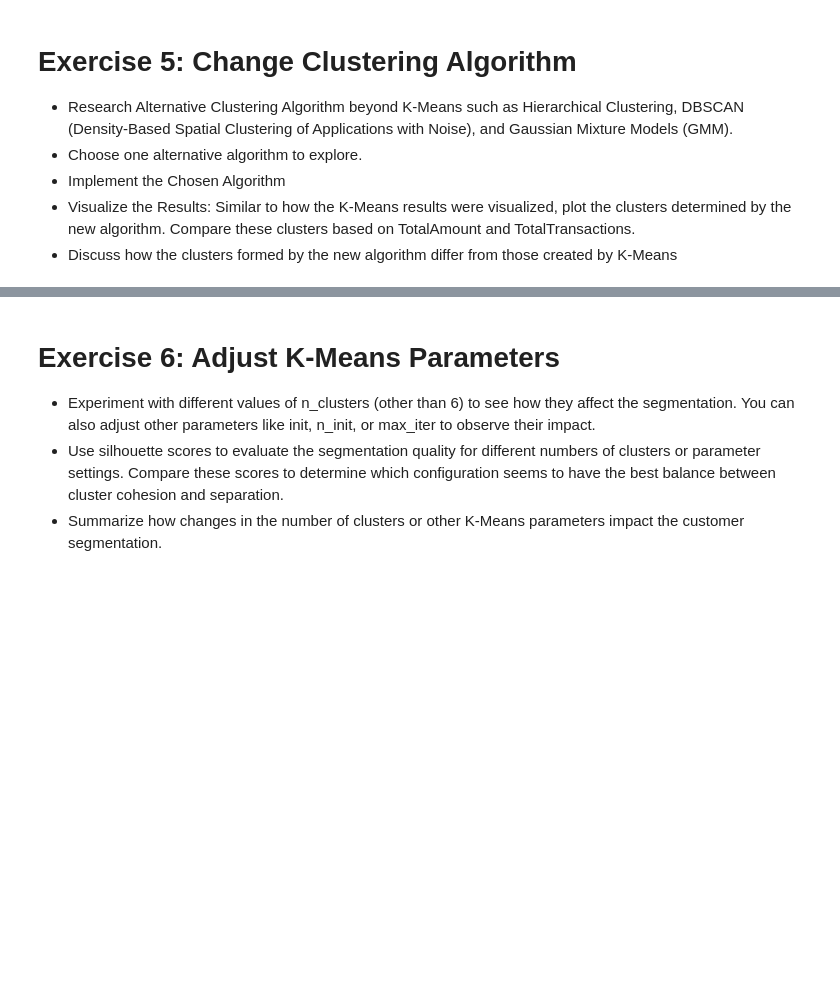
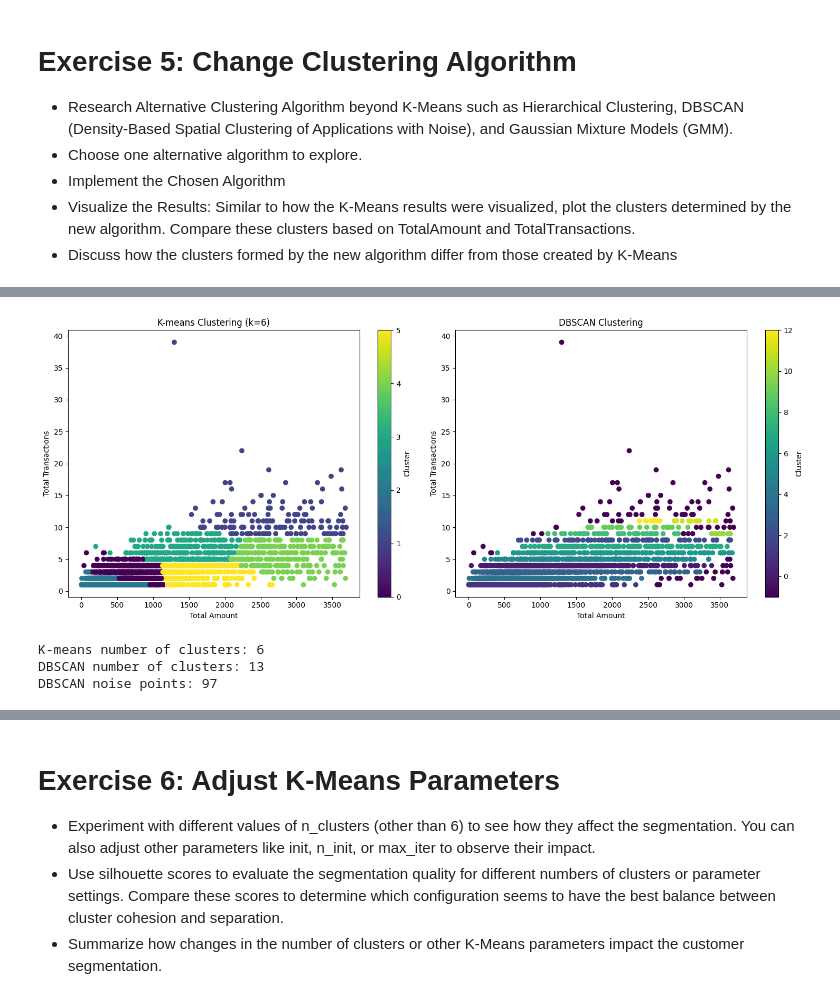
Before and after one commit to krishnaprasadpguptha/ML-full-code-oxford-session, a Jupyter notebook: ML full code oxford session/5. Unsupervised Learning - Clustering.ipynb, the cells around one changed output, grey strips where cells are left out. Drawn from its saved outputs; the diff is of its cells as text; code cells hidden in the pictures; blank space fills up the shorter version.

Commit message:
kmeans notebook update

```diff
--- a/ML full code oxford session/5. Unsupervised Learning - Clustering.ipynb
+++ b/ML full code oxford session/5. Unsupervised Learning - Clustering.ipynb
@@ -178,0 +398,41 @@ plt.show()
+# %%
+# Visualize the Results: Similar to how the K-Means results were visualized, plot the clusters determined by the new algorithm. Compare these clusters based on TotalAmount and TotalTransactions.
+# Create side-by-side comparison of K-means and DBSCAN clustering
+fig, (ax1, ax2) = plt.subplots(1, 2, figsize=(15, 6))
+
+# K-means plot
+scatter1 = ax1.scatter(df_segmentation['TotalAmount'],
+                      df_segmentation['TotalTransactions'],
+                      c=df_segmentation['Cluster'],
+                      cmap='viridis')
+ax1.set_xlabel('Total Amount')
+ax1.set_ylabel('Total Transactions')
+ax1.set_title('K-means Clustering (k=6)')
+plt.colorbar(scatter1, ax=ax1, label='Cluster')
+
+# DBSCAN plot
+scatter2 = ax2.scatter(df_segmentation['TotalAmount'],
+                      df_segmentation['TotalTransactions'],
+                      c=df_segmentation['DBSCAN_Cluster'],
+                      cmap='viridis')
+ax2.set_xlabel('Total Amount')
+ax2.set_ylabel('Total Transactions')
+ax2.set_title('DBSCAN Clustering')
+plt.colorbar(scatter2, ax=ax2, label='Cluster')
+
+plt.tight_layout()
+plt.show()
+
+# Print clustering statistics
+kmeans_clusters = len(df_segmentation['Cluster'].unique())
+dbscan_clusters = len(df_segmentation['DBSCAN_Cluster'].unique()) - (1 if -1 in df_segmentation['DBSCAN_Cluster'].unique() else 0)
+noise_points = (df_segmentation['DBSCAN_Cluster'] == -1).sum()
+
+print(f"K-means number of clusters: {kmeans_clusters}")
+print(f"DBSCAN number of clusters: {dbscan_clusters}")
+print(f"DBSCAN noise points: {noise_points}")
+# %% [output]
+[figure, added]
+K-means number of clusters: 6
+DBSCAN number of clusters: 13
+DBSCAN noise points: 97
```
Also changed, not shown: parts of 18 cells of this notebook.
